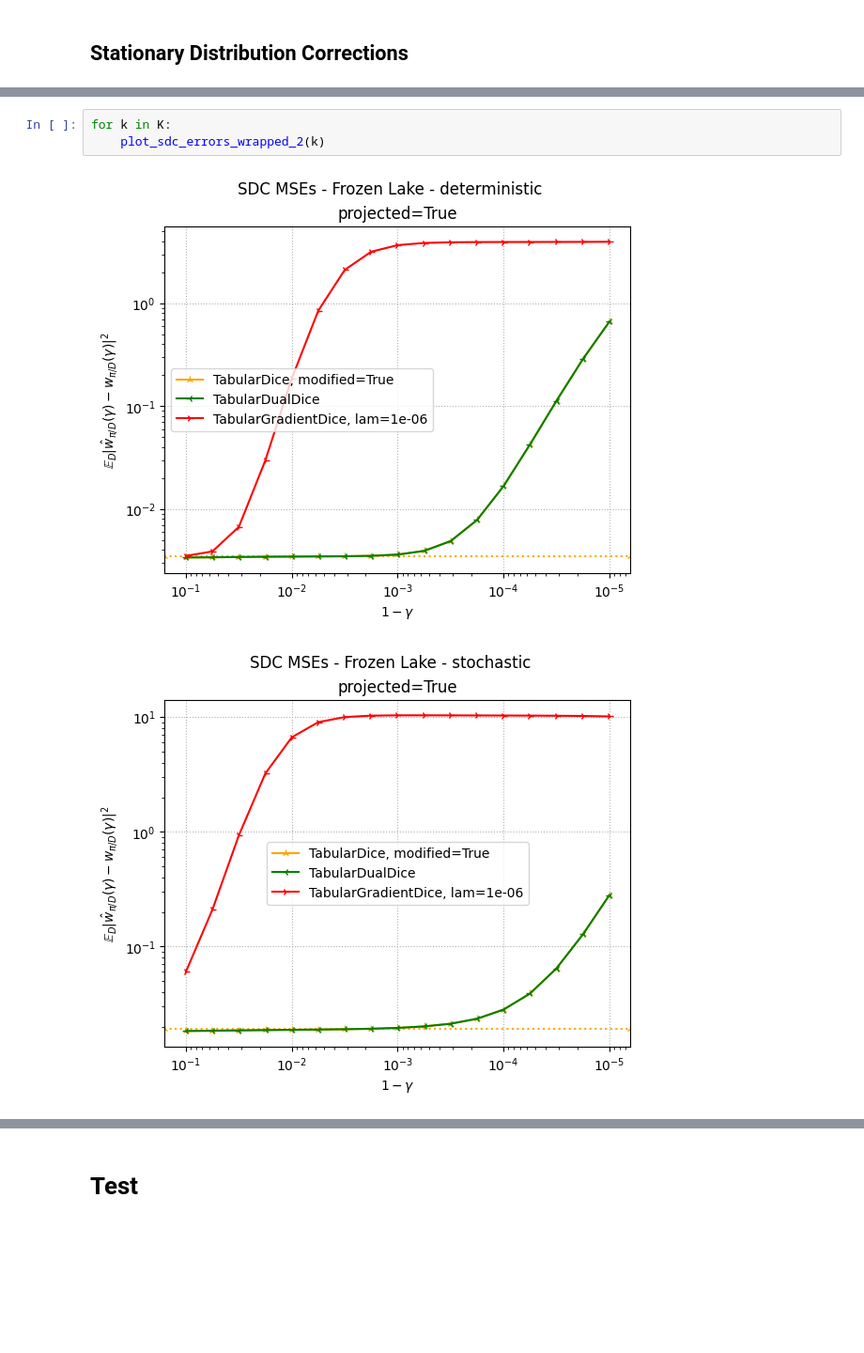
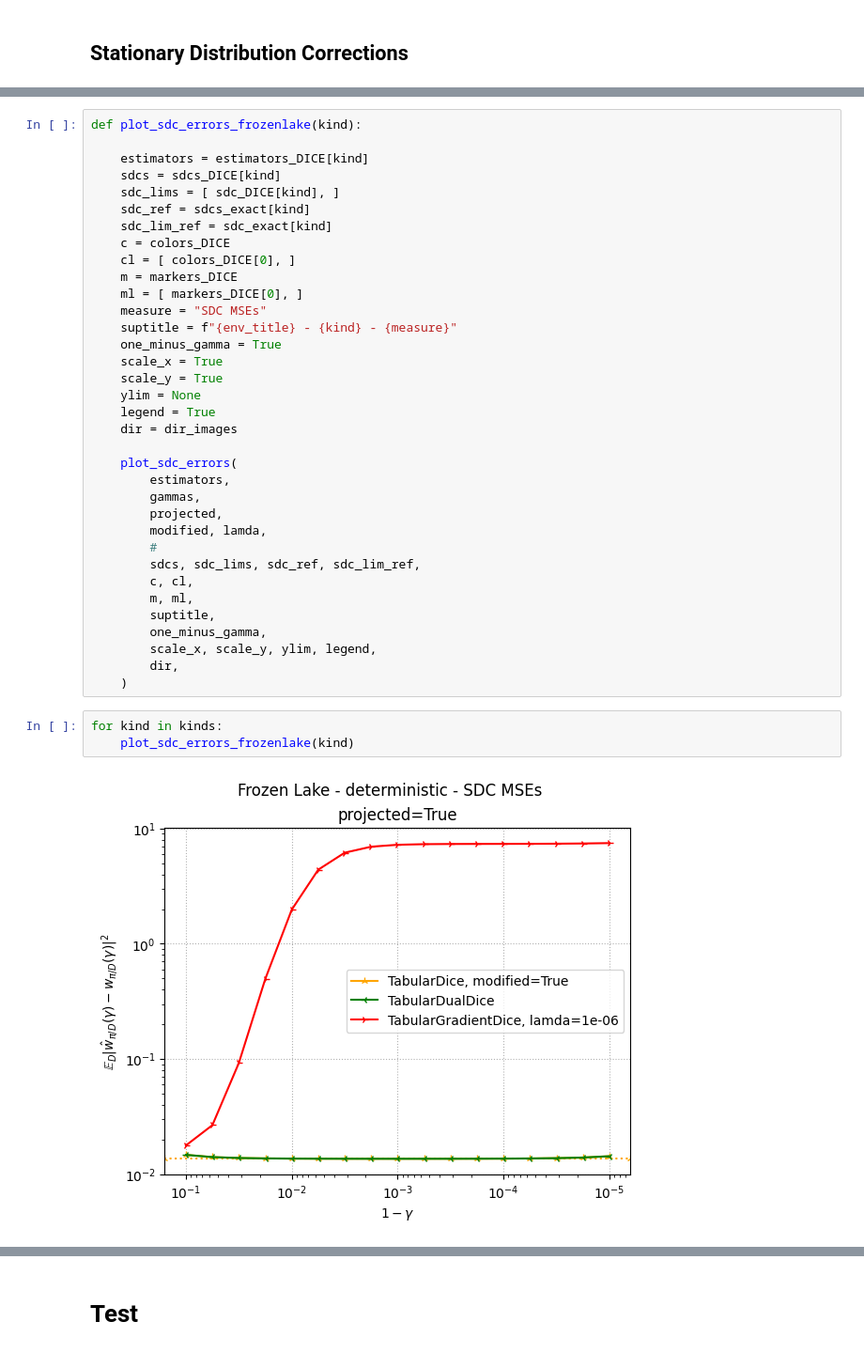
Before and after one commit to MrWhiteRichard/dice_rl_sepsis, a Jupyter notebook: results_frozenlake.ipynb, the cells around one changed output, grey strips where cells are left out. Shown at 94% size. Drawn from its saved outputs; the diff is of its cells as text; blank space fills up the shorter version.

```diff
--- a/results_frozenlake.ipynb
+++ b/results_frozenlake.ipynb
@@ -654,6 +445,40 @@ for k in K:
-# %%
-for k in K:
-    plot_sdc_errors_wrapped_2(k)
-# %% [output]
-[figure, removed]
-[figure, removed]
+# %%
+def plot_sdc_errors_frozenlake(kind):
+
+    estimators = estimators_DICE[kind]
+    sdcs = sdcs_DICE[kind]
+    sdc_lims = [ sdc_DICE[kind], ]
+    sdc_ref = sdcs_exact[kind]
+    sdc_lim_ref = sdc_exact[kind]
+    c = colors_DICE
+    cl = [ colors_DICE[0], ]
+    m = markers_DICE
+    ml = [ markers_DICE[0], ]
+    measure = "SDC MSEs"
+    suptitle = f"{env_title} - {kind} - {measure}"
+    one_minus_gamma = True
+    scale_x = True
+    scale_y = True
+    ylim = None
+    legend = True
+    dir = dir_images
+
+    plot_sdc_errors(
+        estimators,
+        gammas,
+        projected,
+        modified, lamda,
+        #
+        sdcs, sdc_lims, sdc_ref, sdc_lim_ref,
+        c, cl,
+        m, ml,
+        suptitle,
+        one_minus_gamma,
+        scale_x, scale_y, ylim, legend,
+        dir,
+    )
+# %%
+for kind in kinds:
+    plot_sdc_errors_frozenlake(kind)
+# %% [output]
+[figure, added]
```
Also changed, not shown: parts of 61 cells of this notebook, 4 other files.
